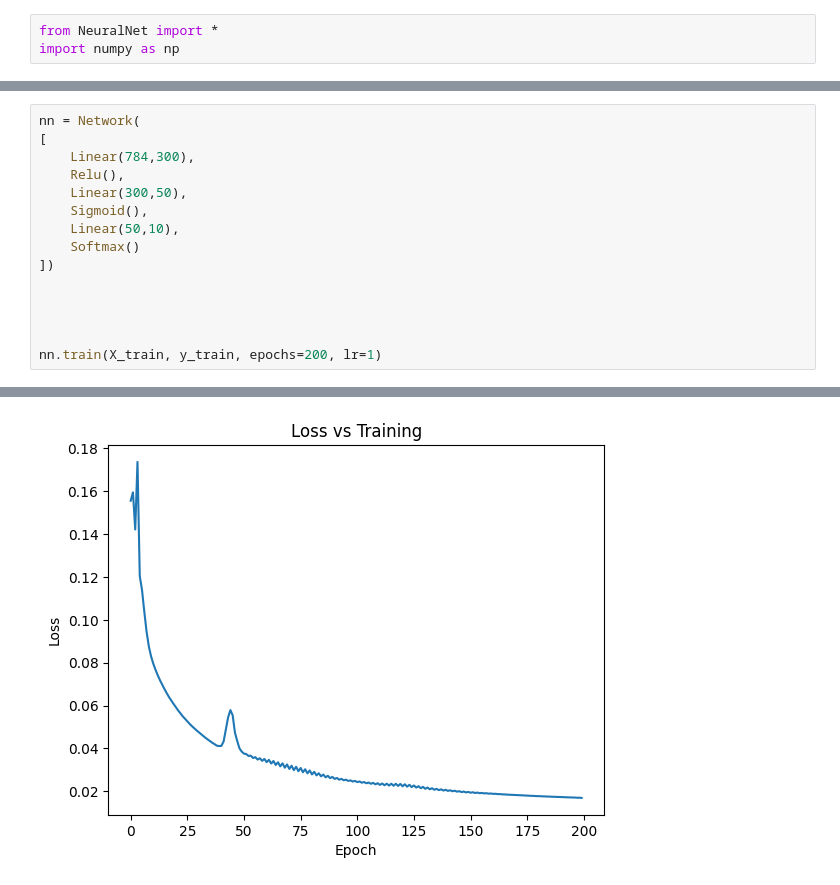
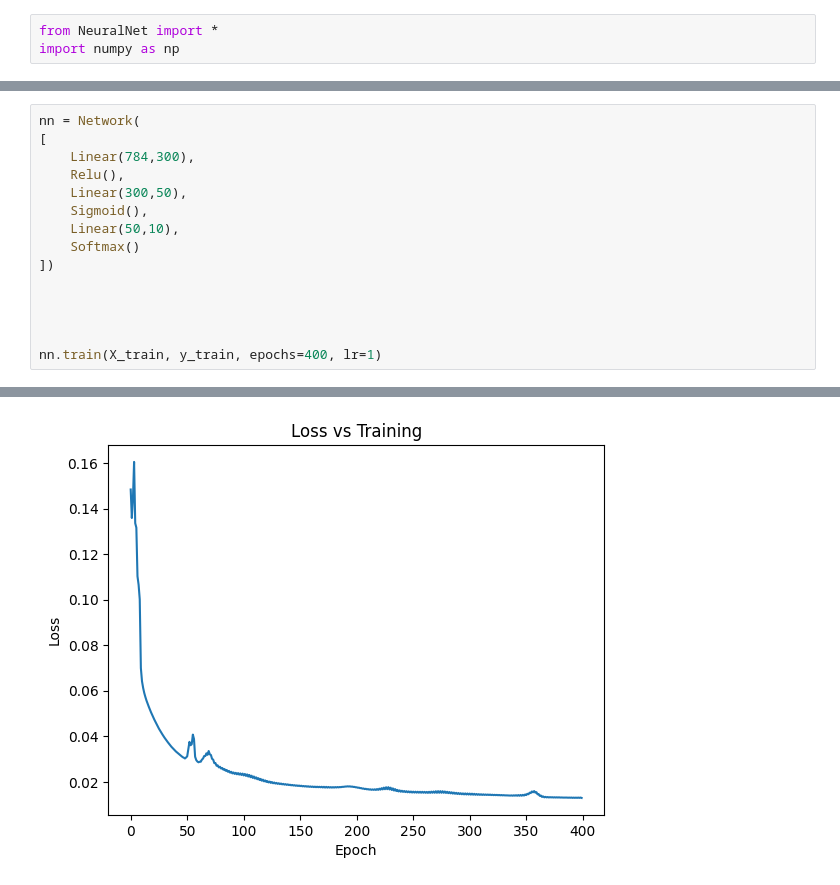
Before and after one commit to Guillembc23/Neural_Network, a Jupyter notebook: provaNeuralNet.ipynb, the cells around one changed output, grey strips where cells are left out. Saved outputs shown, nothing was run; the diff lists cells and outputs as text.

```diff
--- a/provaNeuralNet.ipynb
+++ b/provaNeuralNet.ipynb
@@ -90,5 +90,5 @@ nn = Network(
 
 
 
-nn.train(X_train, y_train, epochs=200, lr=1)
+nn.train(X_train, y_train, epochs=400, lr=1)
 # %% [output]
@@ -112 +112 @@ Epoch: 199, loss: 0.01692764574054709
-[figure, old version]
+[figure, new version]
```
Also changed, not shown: parts of 7 cells of this notebook, 2 other files.
